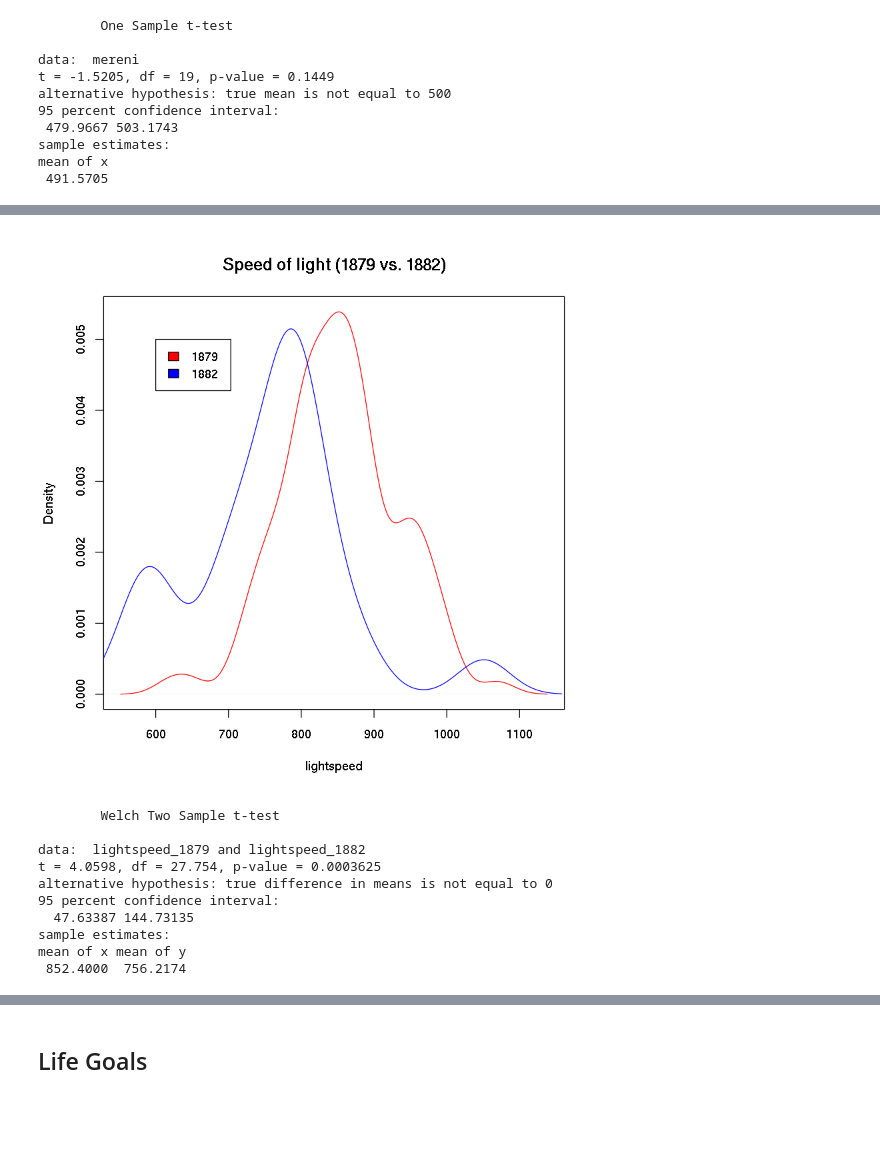
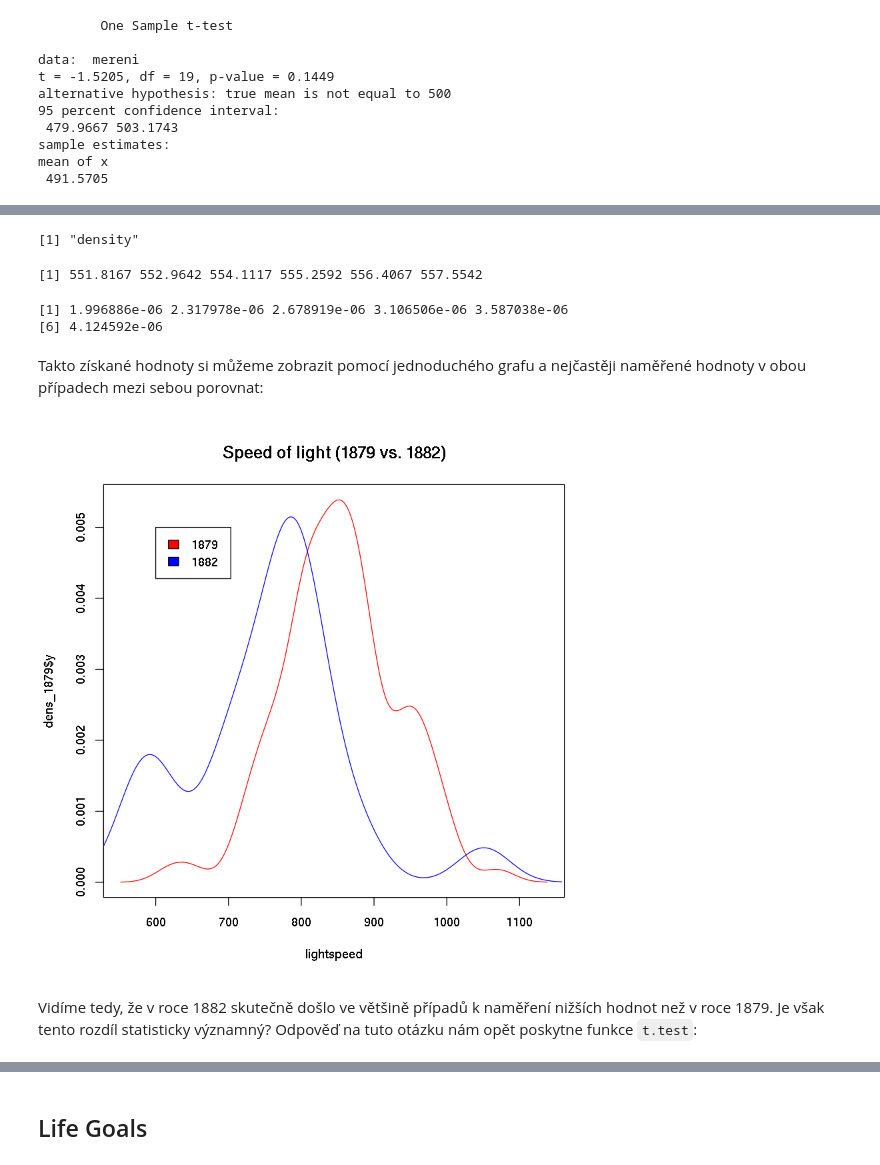
Before and after one commit to lich-uct/r_tutorial, a Jupyter notebook: 08/08.ipynb, the cells around one changed output, grey strips where cells are left out. Saved outputs shown, nothing was run; the diff lists cells and outputs as text; code cells hidden in the pictures; blank space fills up the shorter version.

Commit message:
pridan dvouvyberovy test + par oprav

```diff
--- a/08/08.ipynb
+++ b/08/08.ipynb
@@ -279,10 +317,9 @@ http://darp.lse.ac.uk/PapersDB/Stigler_(AnnStat_77).pdf -> strana 23 (opravdove
 df_lightspeed <- read.table(
     "light_speed.csv"
     , header = T
-    , colClasses = rep("numeric", 2)
 )
 head(df_lightspeed)
-nrow(df_lightspeed)
+tail(df_lightspeed)
 # %% [output]
 | Y1879 | Y1882 |
 | 850 | 883 |
@@ -315,25 +363,31 @@ hist(lightspeed_1882, breaks = 20)
+# %%
+dens_1879 <- density(lightspeed_1879)
+dens_1882 <- density(lightspeed_1882)
+
+class(dens_1879)
+head(dens_1879$x)
+head(dens_1879$y)
+# %% [output]
+[1] "density"
+[1] 551.8167 552.9642 554.1117 555.2592 556.4067 557.5542
+[1] 1.996886e-06 2.317978e-06 2.678919e-06 3.106506e-06 3.587038e-06
+[6] 4.124592e-06
+# %% [markdown]
+Takto získané hodnoty si můžeme zobrazit pomocí jednoduchého grafu a nejčastěji naměřené hodnoty v obou případech mezi sebou porovnat:
 # %%
 plot(
-    density(lightspeed_1879)
+    dens_1879$x
+    , dens_1879$y
     , xlab = "lightspeed"
     , col = "red"
     , main = "Speed of light (1879 vs. 1882)"
+    , type = "l"
 )
-lines(density(lightspeed_1882), col = "blue")
+lines(dens_1882$x, dens_1882$y, col = "blue")
+
+# umístění legendy do grafu
 legend(600, 0.005, c("1879", "1882"), fill = c("red", "blue"))
 # %% [output]
-[figure, old version]
+[figure, new version]
-# %%
-# does Welch Two Sample t-test by default -> standard dev not equal
-t.test(lightspeed_1879, lightspeed_1882)
-# %% [output]
-        Welch Two Sample t-test
-
-data:  lightspeed_1879 and lightspeed_1882
-t = 4.0598, df = 27.754, p-value = 0.0003625
-alternative hypothesis: true difference in means is not equal to 0
-95 percent confidence interval:
-  47.63387 144.73135
-sample estimates:
-mean of x mean of y
- 852.4000  756.2174
+# %% [markdown]
+Vidíme tedy, že v roce 1882 skutečně došlo ve většině případů k naměření nižších hodnot než v roce 1879. Je však tento rozdíl statisticky významný? Odpověď na tuto otázku nám opět poskytne funkce `t.test`:
```
Also changed, not shown: parts of 32 cells of this notebook, 2 other files.
